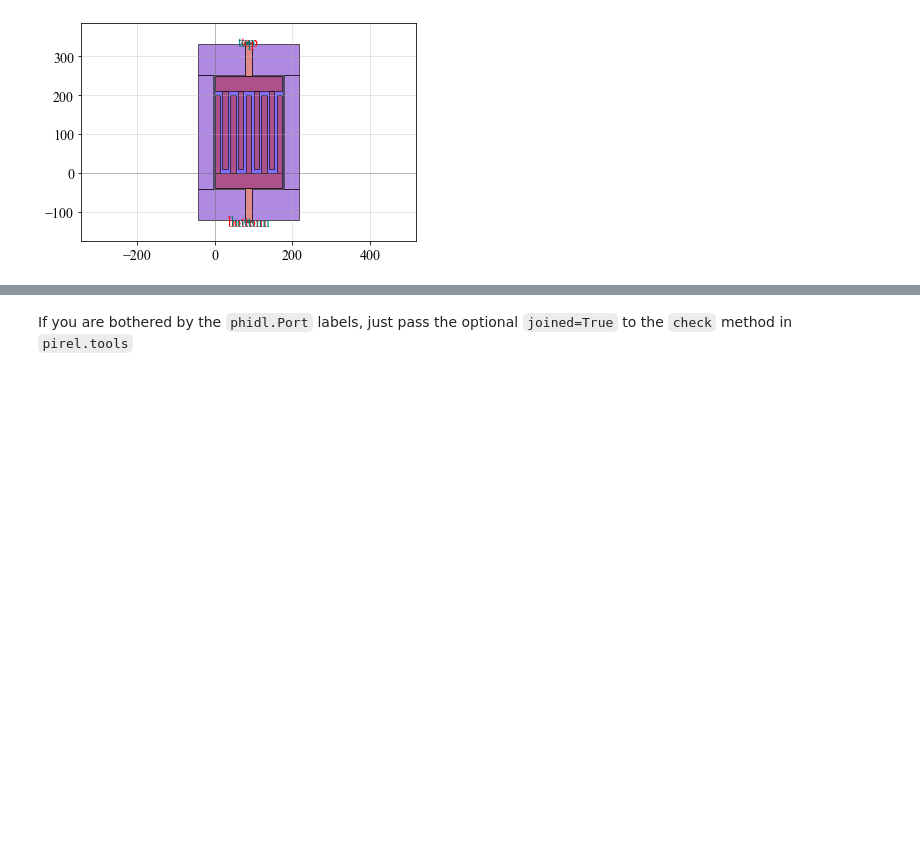
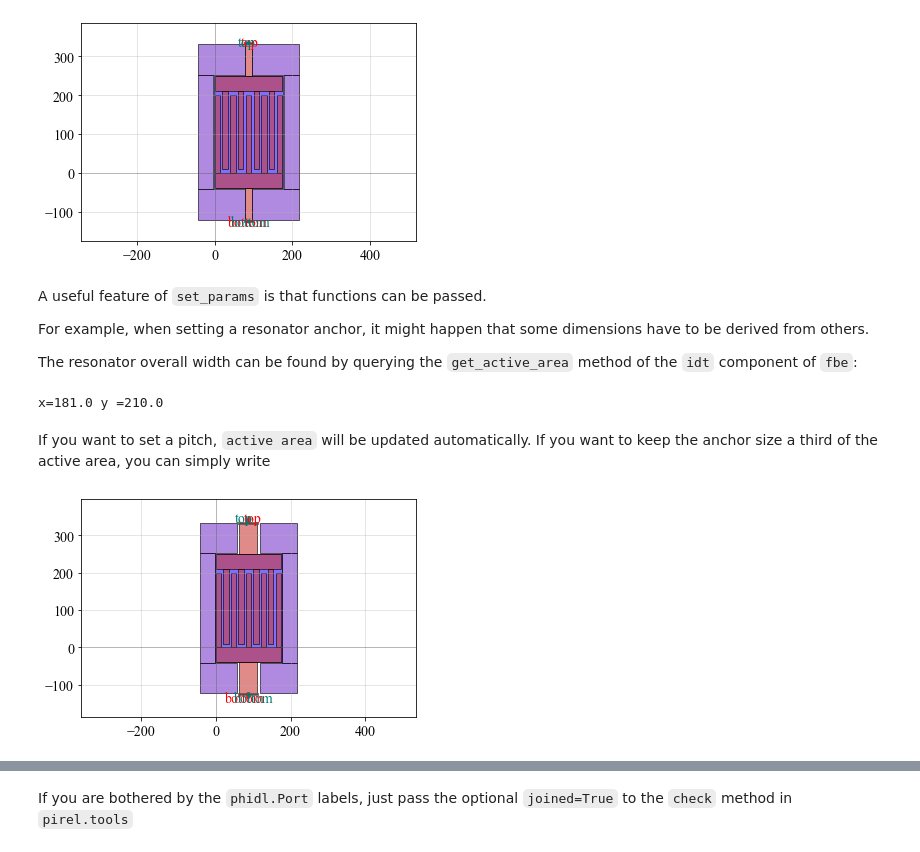
Before and after one commit to giumc/pirel, a Jupyter notebook: tutorials/Tutorial.ipynb, the cells around one changed output, grey strips where cells are left out. Drawn from its saved outputs; the diff is of its cells as text; code cells hidden in the pictures; blank space fills up the shorter version.

````diff
--- a/tutorials/Tutorial.ipynb
+++ b/tutorials/Tutorial.ipynb
@@ -171,3 +171,24 @@ fbe.set_params(params)
 fbe.view()
 # %% [output]
 [figure]
+# %% [markdown]
+A useful feature of ```set_params``` is that functions can be passed.
+
+For example, when setting a resonator anchor, it might happen that some dimensions have to be derived from others.
+
+The resonator overall width can be found by querying the ```get_active_area``` method of the ```idt``` component of ```fbe```:
+# %%
+fbe.idt.active_area
+# %% [output]
+x=181.0 y =210.0
+# %% [markdown]
+If you want to set a pitch, ```active area``` will be updated automatically.
+If you want to keep the anchor size a third of the active area, you can simply write
+# %%
+params['AnchorSizeX']=lambda x : x.idt.active_area.x/3
+params['AnchorMetalizedX'] = lambda x : x.anchor.size.x*0.8
+
+fbe.set_params(params)
+fbe.view()
+# %% [output]
+[figure, added]
````
Also changed, not shown: parts of 3 cells of this notebook.
